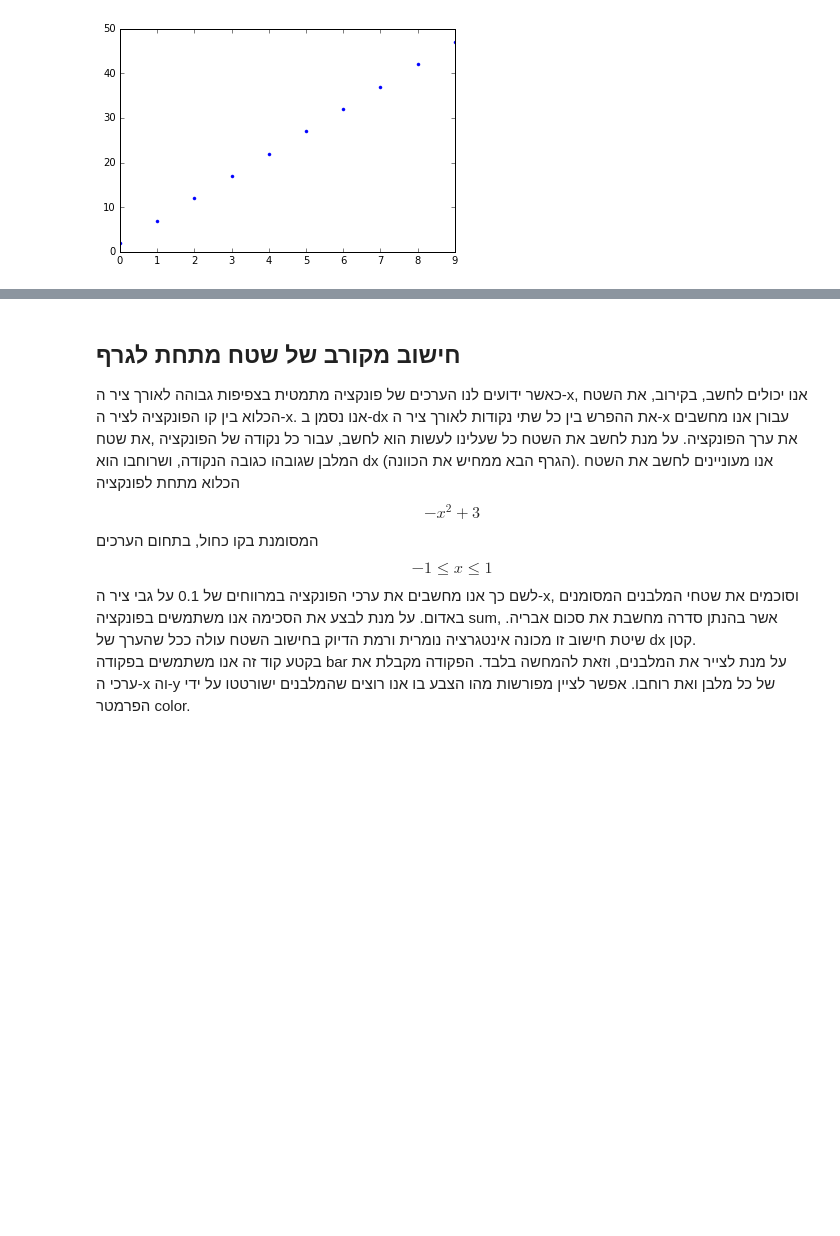
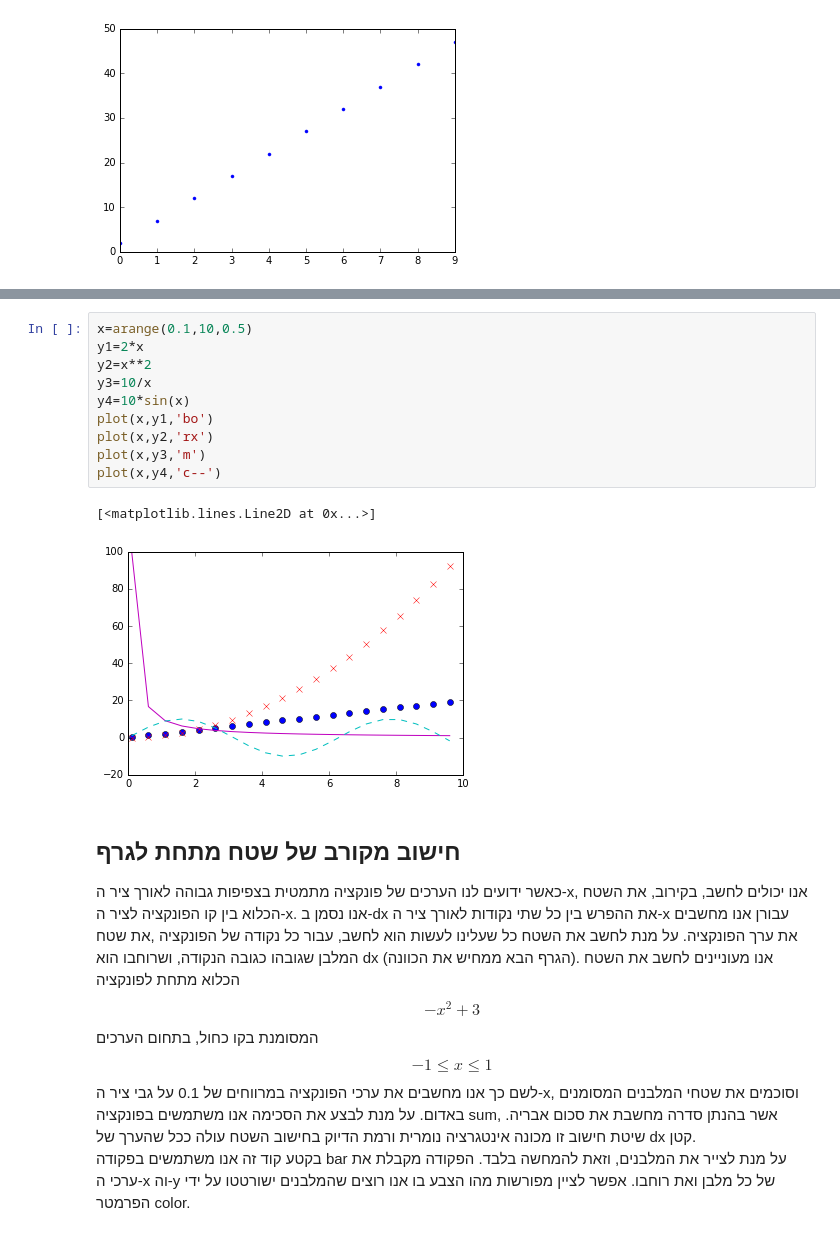
Before and after one commit to uriba/ExplorePhysics, a Jupyter notebook: Lesson-02-arrays-and-plots.ipynb, the cells around one changed output, grey strips where cells are left out. Drawn from its saved outputs; the diff is of its cells as text; blank space fills up the shorter version.

```diff
--- a/Lesson-02-arrays-and-plots.ipynb
+++ b/Lesson-02-arrays-and-plots.ipynb
@@ -107,3 +158,16 @@ plot(x,y,'.')
+# %%
+x=arange(0.1,10,0.5)
+y1=2*x
+y2=x**2
+y3=10/x
+y4=10*sin(x)
+plot(x,y1,'bo')
+plot(x,y2,'rx')
+plot(x,y3,'m')
+plot(x,y4,'c--')
+# %% [output]
+[<matplotlib.lines.Line2D at 0x...>]
+[figure, added]
 # %% [markdown]
 <div style="direction:rtl">
 <h2>
```
Also changed, not shown: parts of 31 cells of this notebook, 1 other file.
